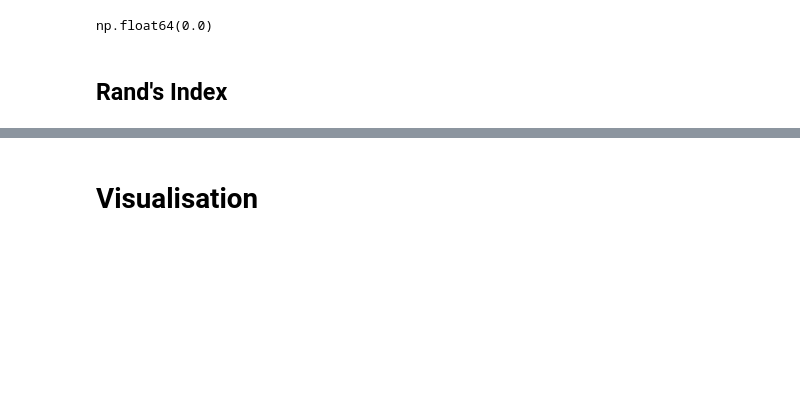
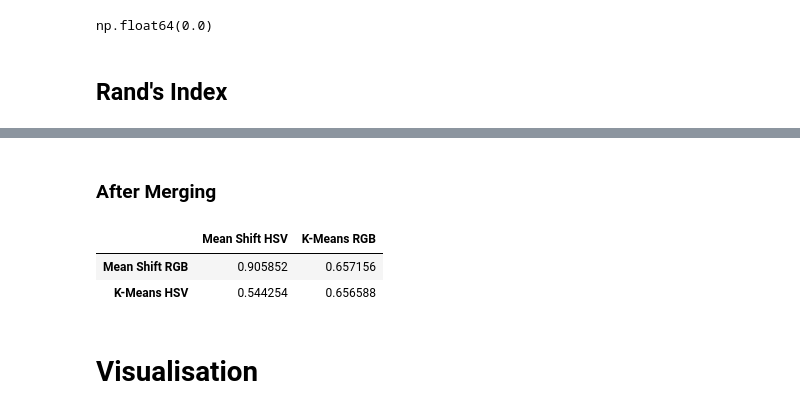
Before and after one commit to Ngoc-Cac/ML-Group2, a Jupyter notebook: main.ipynb, the cells around one changed output, grey strips where cells are left out. Cells and saved outputs as stored; diff of their text form; code cells hidden in the pictures; blank space fills up the shorter version.

```diff
--- a/main.ipynb
+++ b/main.ipynb
@@ -286,3 +290,18 @@ np.float64(0.8071652460794183)
+# %% [markdown]
+### After Merging
+# %%
+array = np.ndarray((2, 2))
+array[0, 0] = rand_score(merged_labels['mean_shift'][0].flatten(), merged_labels['mean_shift'][1].flatten())
+array[0, 1] = rand_score(merged_labels['mean_shift'][0].flatten(), merged_labels['kmean'][0].flatten())
+array[1, 0] = rand_score(merged_labels['mean_shift'][1].flatten(), merged_labels['kmean'][1].flatten())
+array[1, 1] = rand_score(merged_labels['kmean'][0].flatten(), merged_labels['kmean'][1].flatten())
+
+rand_tab = pd.DataFrame(array, index=['Mean Shift RGB', 'K-Means HSV'], columns=['Mean Shift HSV', 'K-Means RGB'])
+rand_tab
+# %% [output]
+|  | Mean Shift HSV | K-Means RGB |
+| Mean Shift RGB | 0.905852 | 0.657156 |
+| K-Means HSV | 0.544254 | 0.656588 |
 # %% [markdown]
 # Visualisation
 # %%
```
Also changed, not shown: parts of 21 cells of this notebook.
